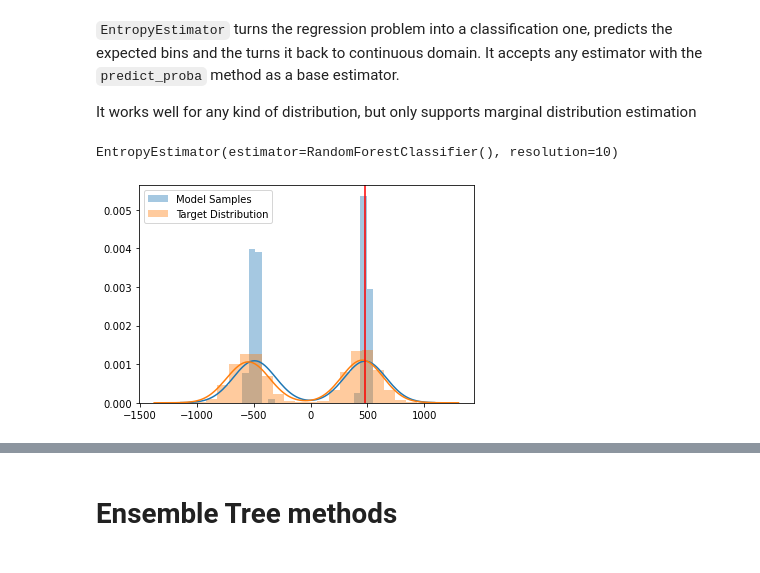
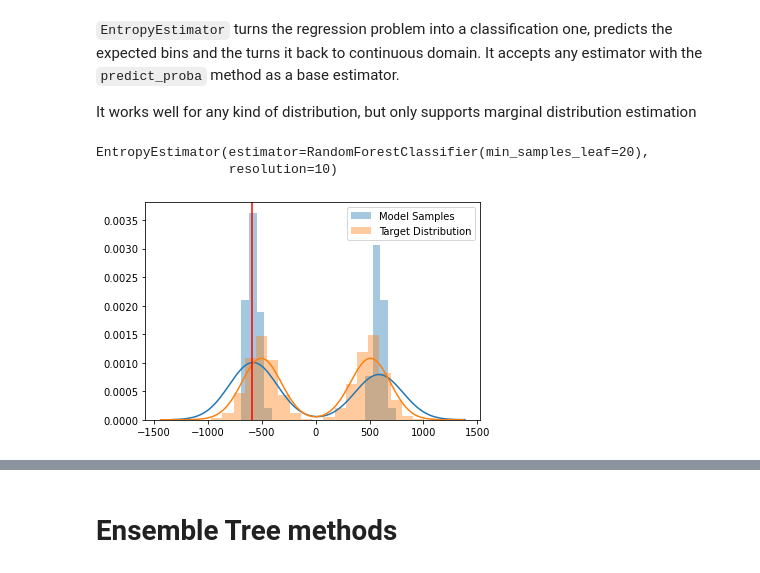
Before and after one commit to AlanGanem/scikit-density, a Jupyter notebook: notebooks/01_ensemble.ipynb, the cells around one changed output, grey strips where cells are left out. Drawn from its saved outputs; the diff is of its cells as text; code cells hidden in the pictures.

```diff
--- a/notebooks/01_ensemble.ipynb
+++ b/notebooks/01_ensemble.ipynb
@@ -342,7 +341,9 @@ class EntropyEstimator(BaseEstimator, DelegateEstimatorMixIn):
         #samples = np.array([self._q_transformer_inverse_transform(s) for s in samples])
         samples = self._rv_bin_sample(bins_probas, sample_size)
         samples = _add_n_dims_axis(samples) # make a 3d sample array with dim axis = 1
-        return add_noise(samples, noise_factor)
+        noise = agg_smallest_distance(samples, agg_func = np.std)
+        noise = _add_n_dims_axis(noise)
+        return add_noise(samples, noise_factor*noise)
 
     def score(self, X, y = None, **score_kws):
         return self.estimator.score(X, self._q_transformer_transform(y), **score_kws)
@@ -355,35 +356,36 @@ It works well for any kind of distribution, but only supports marginal distribut
 from sklearn.linear_model import LogisticRegression
 import matplotlib.pyplot as plt
 
-estim1 = EntropyEstimator(LogisticRegression(), 10)
-estim2 = EntropyEstimator(ensemble.RandomForestClassifier(), 10)
+estim1 = EntropyEstimator(LogisticRegression(), 100)
+estim2 = EntropyEstimator(ensemble.RandomForestClassifier(min_samples_leaf = 20), 10)
 estim1.fit(X_train, y_train[:,1])
 estim2.fit(X_train, y_train[:,1])
 # %% [output]
-EntropyEstimator(estimator=RandomForestClassifier(), resolution=10)
+EntropyEstimator(estimator=RandomForestClassifier(min_samples_leaf=20),
+                 resolution=10)
 # %%
 i = 5
 
 alpha, beta, gamma = 1,1,1
-samples2 = estim1.sample(X_test[i:i+1], sample_size = 200, alpha = alpha)
+samples2 = estim1.sample(X_test[i:i+1], sample_size = 200, alpha = alpha, noise_factor = 0.1)
 #prediction = density_estimator1.custom_predict(
 #    X_test[i:i+1], agg_func = lambda x: np.mean(x,axis = 0), alpha = alpha, beta = beta, gamma = gamma)
 #naive_prediction = density_estimator1.predict(X_test[i:i+1])
 
 if (len(samples2.shape) > 1) and (samples2.shape[-1] == 2):
     jntplot = sns.jointplot(samples2[0,:,0], samples2[0,:,1], joint_kws = {'label':'Model Samples', 'alpha':0.1})
     jntplot.ax_joint.scatter(y[:,0], y[:,1], color = 'orange', alpha = 0.01, label = 'Target Distribution')
     jntplot.ax_joint.scatter(y_test[i,0], y_test[i,1], color = 'red', label = 'Target Value')
     jntplot.ax_joint.scatter(prediction[0,0], prediction[0,1], color = 'yellow', label = 'Predicted Value')
     jntplot.ax_joint.scatter(naive_prediction[0,0], naive_prediction[0,1], color = 'cyan', label = 'Naive Predicted Value')
 
     jntplot.ax_joint.legend()
 
 else:
     dst = sns.distplot(samples2, kde = True, bins = 20, hist_kws = {'label':'Model Samples'})
     dst = sns.distplot(y_test[:,1], kde = True, bins = 20, hist_kws = {'label':'Target Distribution'})
     dst._axes.axvline(y_test[i,1], color = 'r')
     dst._axes.legend()
 # %% [output]
-[figure, old version]
+[figure, new version]
 # %%
```
Also changed, not shown: parts of 22 cells of this notebook, 51 other files.
